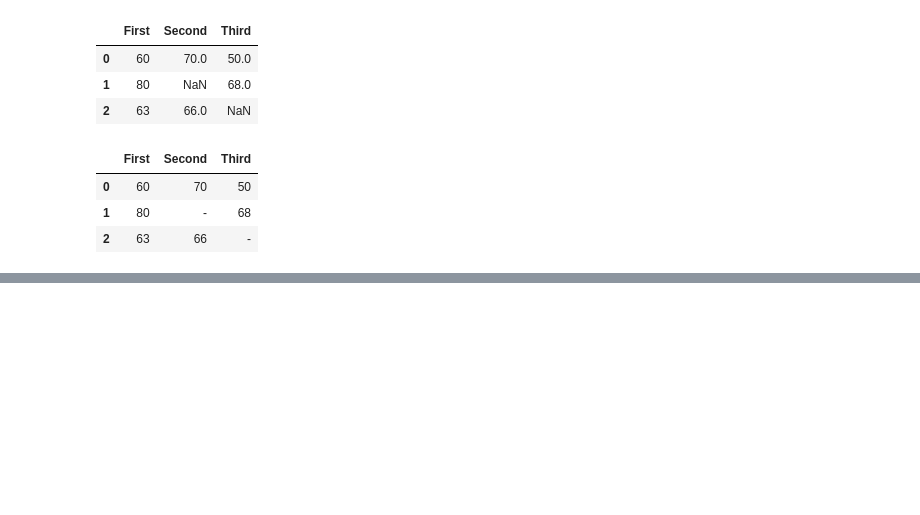
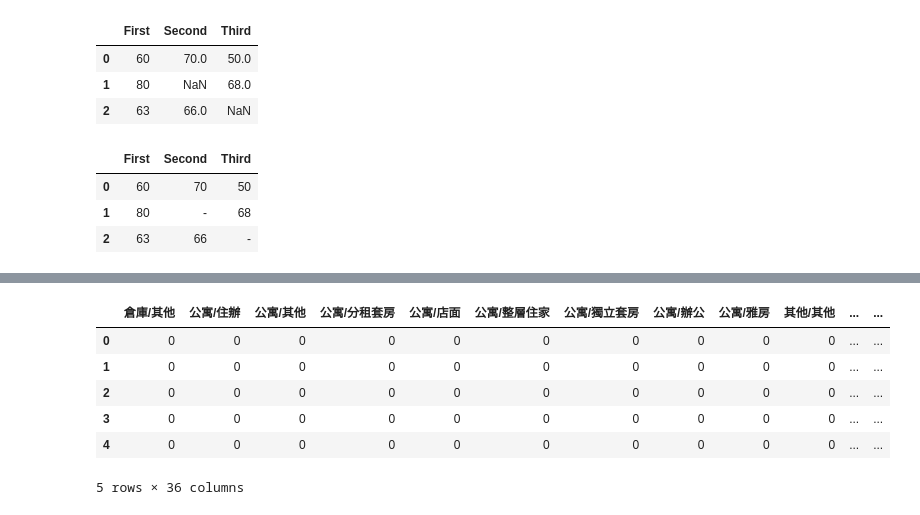
Before and after one commit to ywchiu/ctbcpy, a Jupyter notebook: Demo20180806.ipynb, the cells around one changed output, grey strips where cells are left out. Drawn from its saved outputs; the diff is of its cells as text; code cells hidden in the pictures; blank space fills up the shorter version.

```diff
--- a/Demo20180806.ipynb
+++ b/Demo20180806.ipynb
@@ -452,0 +498,10 @@ df['floor_info'].str.extract('(\dF)')
+# %%
+pd.get_dummies(df['building_use']).head()
+# %% [output]
+|  | 倉庫/其他 | 公寓/住辦 | 公寓/其他 | 公寓/分租套房 | 公寓/店面 | 公寓/整層住家 | 公寓/獨立套房 | 公寓/辦公 | 公寓/雅房 | 其他/其他 | ... | ... |
+| 0 | 0 | 0 | 0 | 0 | 0 | 0 | 0 | 0 | 0 | 0 | ... | ... |
+| 1 | 0 | 0 | 0 | 0 | 0 | 0 | 0 | 0 | 0 | 0 | ... | ... |
+| 2 | 0 | 0 | 0 | 0 | 0 | 0 | 0 | 0 | 0 | 0 | ... | ... |
+| 3 | 0 | 0 | 0 | 0 | 0 | 0 | 0 | 0 | 0 | 0 | ... | ... |
+| 4 | 0 | 0 | 0 | 0 | 0 | 0 | 0 | 0 | 0 | 0 | ... | ... |
+5 rows × 36 columns
```
Also changed, not shown: parts of 40 cells of this notebook.
